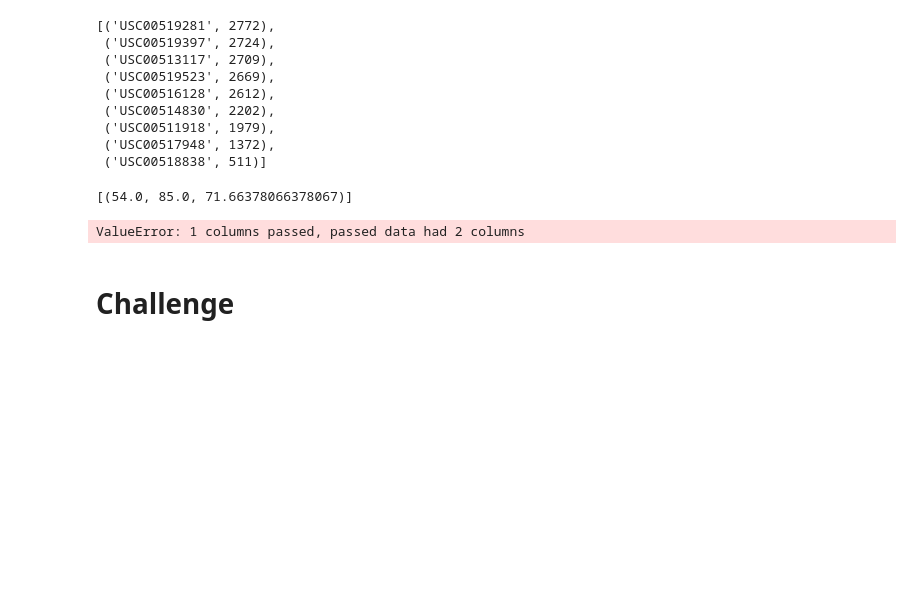
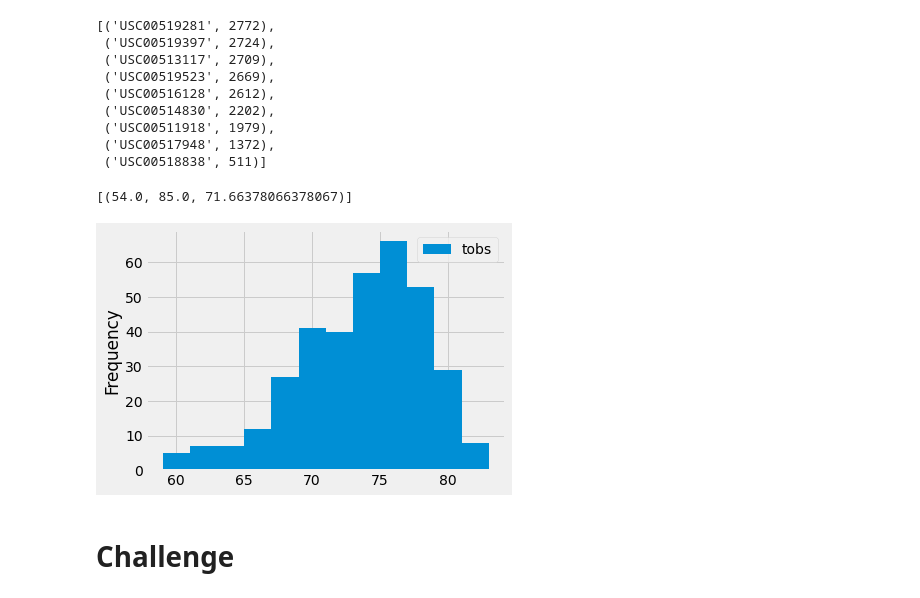
Before and after one commit to KevinDBrian/Surfs_Up, a Jupyter notebook: climate_analysis.ipynb, the cells around one changed output. Drawn from its saved outputs; the diff is of its cells as text; code cells hidden in the pictures; blank space fills up the shorter version.

```diff
--- a/climate_analysis.ipynb
+++ b/climate_analysis.ipynb
@@ -122,16 +115,19 @@ filter(Measurement.station == 'USC00519281').all()
 # %%
 # Choose the station with the highest number of temperature observations.
 # Query the last 12 months of temperature observation data for this station and plot the results as a histogram
-result = session.query(Measurement.tobs).\
+results = session.query(Measurement.tobs).\
 filter(Measurement.station == 'USC00519281').\
 filter(Measurement.date >= prev_year).all()
-    #print(result)
+    #print(results)
+# Plot the temperature ovservations
 df = pd.DataFrame(results, columns=['tobs'])
-print(df.to_string(index=False))
-
-# Plot the temperature ovservations
+    #print(df)
+    #print(df.to_string(index=False))
+df.plot.hist(bins=12)
+plt.tight_layout()
+    #plt.tight_layout() doesnt change much, if anything in this case
 # %% [output]
-ValueError: 1 columns passed, passed data had 2 columns
+[figure, added]
 # %%
 # Write a function called `calc_temps` that will accept start date and end date in the format '%Y-%m-%d'
 # and return the minimum, average, and maximum temperatures for that range of dates
```
Also changed, not shown: parts of 1 cell of this notebook.
